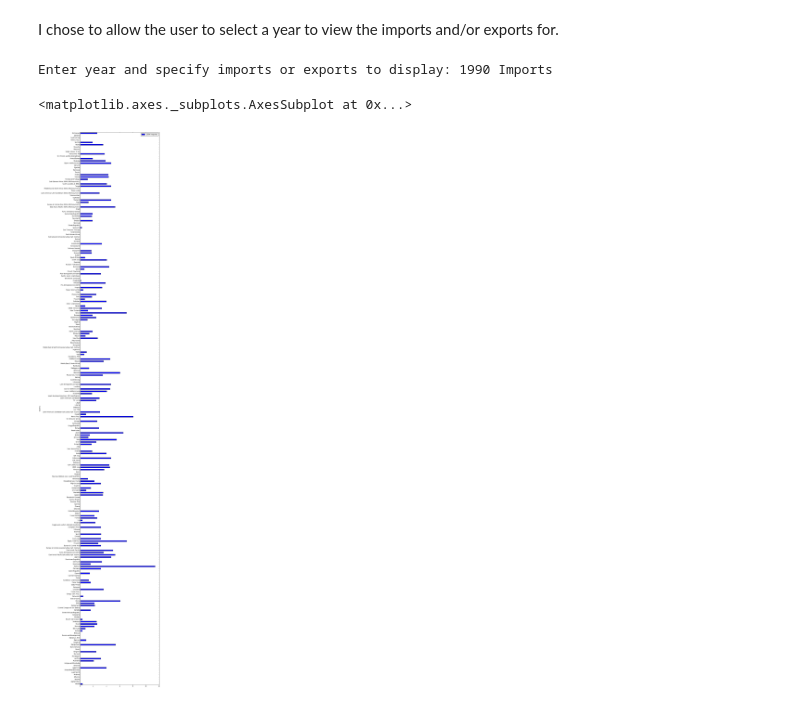
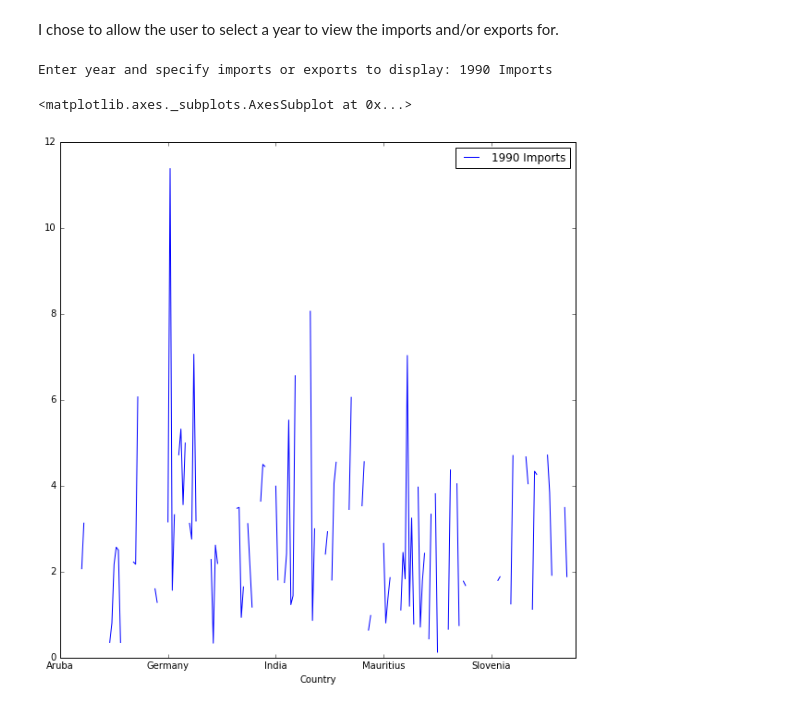
Before and after one commit to UNCG-CSE/World-Refugee-Forecast, a Jupyter notebook: src/wrf_imports_and_exports.ipynb, the cells around one changed output. Drawn from its saved outputs; the diff is of its cells as text; code cells hidden in the pictures.

```diff
--- a/src/wrf_imports_and_exports.ipynb
+++ b/src/wrf_imports_and_exports.ipynb
@@ -162,8 +162,8 @@ df7
 I chose to allow the user to select a year to view the imports and/or exports for.
 # %%
 year = raw_input('Enter year and specify imports or exports to display: ')
-df7.plot(kind='barh', x='Country', y=year, figsize=(10,70))
+df7.plot(kind='line', x='Country', y=year, figsize=(10,10))
 # %% [output]
 Enter year and specify imports or exports to display: 1990 Imports
 <matplotlib.axes._subplots.AxesSubplot at 0x...>
-[figure, old version]
+[figure, new version]
```
Also changed, not shown: parts of 3 cells of this notebook.
